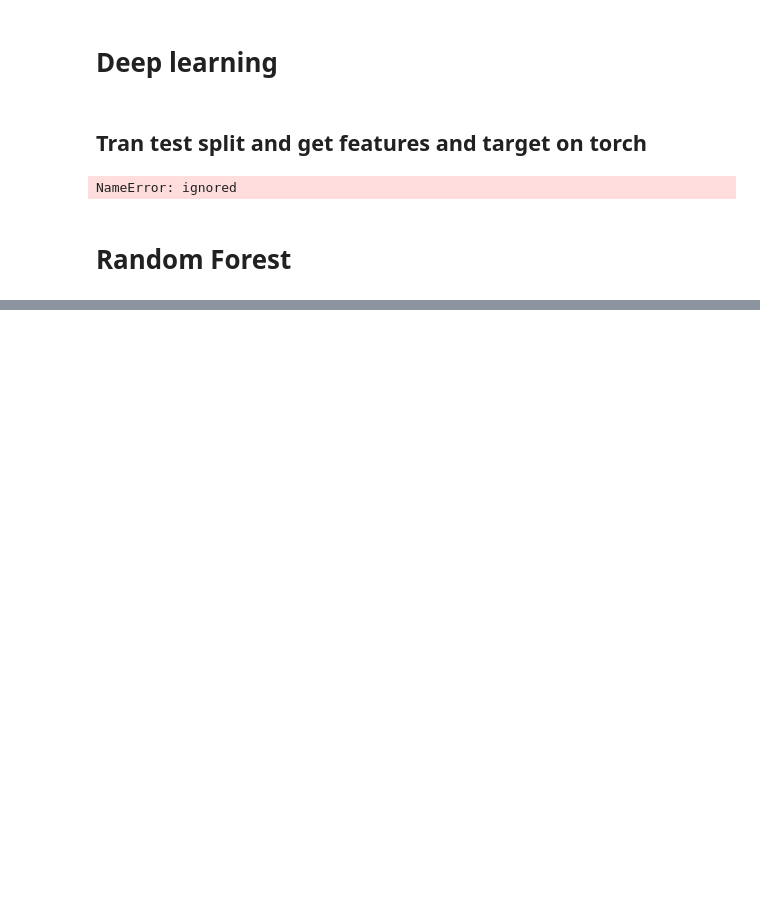
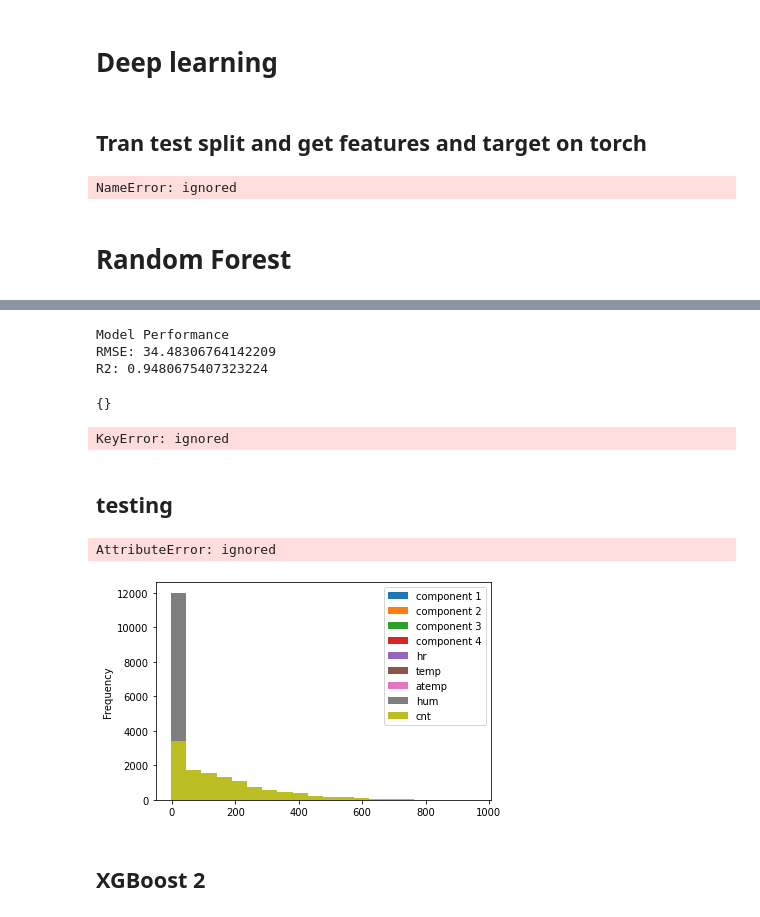
Before and after one commit to hackcheek/rented-bike-prediction, a Jupyter notebook: datathon.ipynb, the cells around one changed output, grey strips where cells are left out. Drawn from its saved outputs; the diff is of its cells as text; code cells hidden in the pictures; blank space fills up the shorter version.

```diff
--- a/datathon.ipynb
+++ b/datathon.ipynb
@@ -241,0 +1310,17 @@ deploy(best_rf)
+# %%
+evaluate(NN_model, X_test, y_test)
+# %% [output]
+Model Performance
+RMSE: 34.48306764142209
+R2: 0.9480675407323224
+# %%
+import plotly.express as px
+import plotly.graph_objects as go
+
+fig1 = px.line(NN_model.history.history['loss'])
+fig2 = px.line(NN_model.history.history['root_mean_squared_error'])
+
+go.Figure(fig1.data + fig2.data)
+# %% [output]
+{}
+KeyError: ignored
@@ -241,0 +1332,13 @@ deploy(best_rf)
+# %% [markdown]
+## testing
+# %%
+for i in data_train.columns:
+    plt.plot(i.std)
+# %% [output]
+AttributeError: ignored
+# %%
+data_train.plot.hist(stacked=False, bins=20);
+# %% [output]
+[figure, added]
+# %% [markdown]
+## XGBoost 2
```
Also changed, not shown: parts of 100 cells of this notebook.
